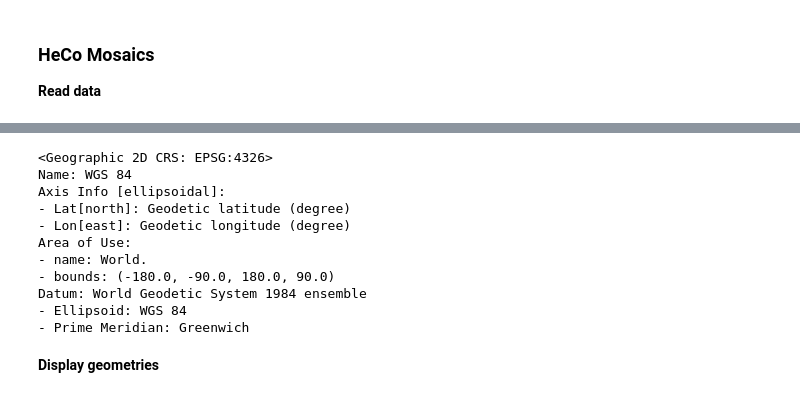
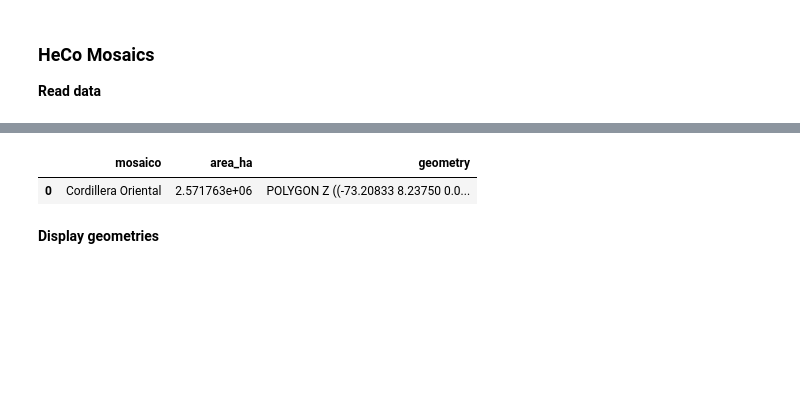
Before and after one commit to Vizzuality/heco-invest, a Jupyter notebook: data/notebooks/Lab/02_Sustainability_Scores.ipynb, the cells around one changed output, grey strips where cells are left out. Cells and saved outputs as stored; diff of their text form; code cells hidden in the pictures; blank space fills up the shorter version.

```diff
--- a/data/notebooks/Lab/01_Sustainability_Scores.ipynb
+++ b/data/notebooks/Lab/02_Sustainability_Scores.ipynb
@@ -283,18 +169,9 @@ Datum: World Geodetic System 1984
-# %%
-mosaics = mosaics.to_crs("EPSG:4326")
-mosaics.crs
-# %% [output]
-<Geographic 2D CRS: EPSG:4326>
-Name: WGS 84
-Axis Info [ellipsoidal]:
-- Lat[north]: Geodetic latitude (degree)
-- Lon[east]: Geodetic longitude (degree)
-Area of Use:
-- name: World.
-- bounds: (-180.0, -90.0, 180.0, 90.0)
-Datum: World Geodetic System 1984 ensemble
-- Ellipsoid: WGS 84
-- Prime Meridian: Greenwich
+# %%
+mosaics = gpd.read_file('../../datasets/processed/mosaics.geojson')
+mosaics.head(1)
+# %% [output]
+|  | mosaico | area_ha | geometry |
+| 0 | Cordillera Oriental | 2.571763e+06 | POLYGON Z ((-73.20833 8.23750 0.0... |
 # %% [markdown]
 **Display geometries**
 # %%
```
Also changed, not shown: parts of 31 cells of this notebook, 2 other files.
